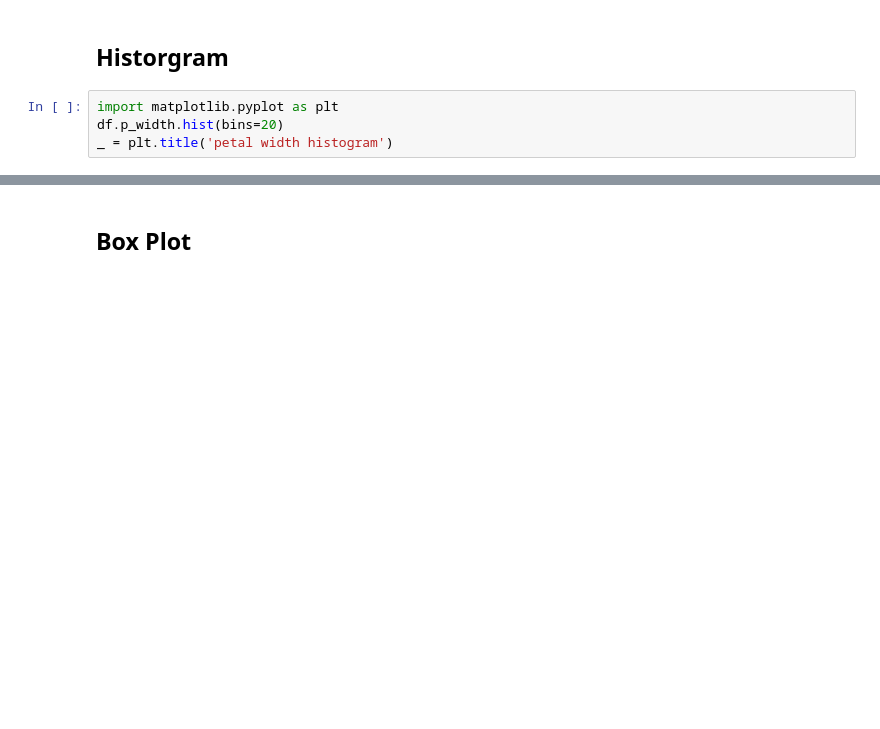
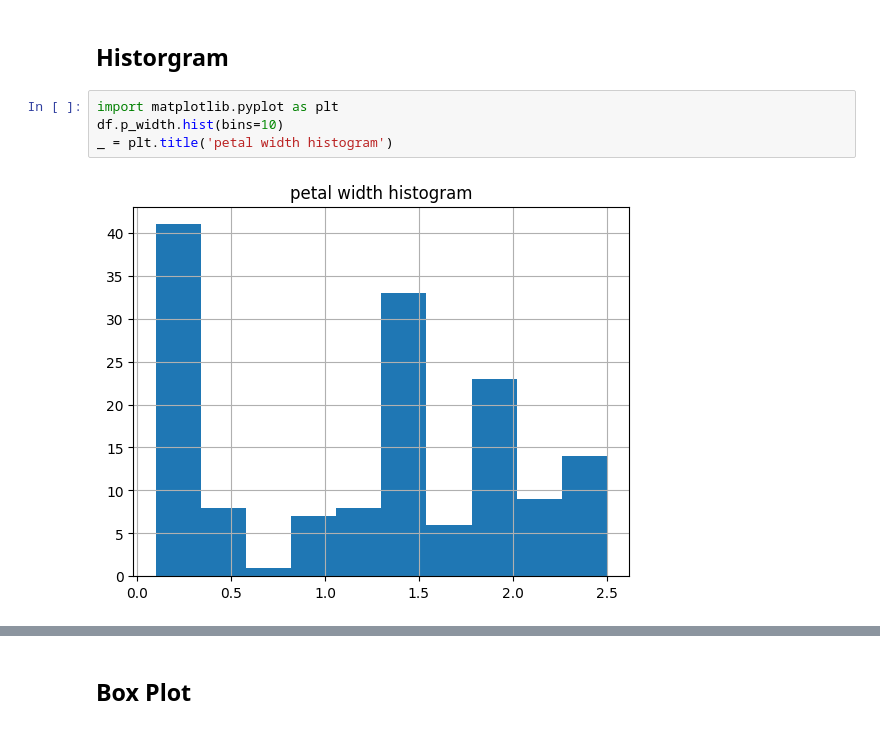
Before and after one commit to drdarina/hss_stats_workshop, a Jupyter notebook: part1.ipynb, the cells around one changed output, grey strips where cells are left out. Cells and saved outputs as stored; diff of their text form; blank space fills up the shorter version.

```diff
--- a/part1.ipynb
+++ b/part1.ipynb
@@ -153,6 +239,8 @@ df.describe()
 ## Historgram
 # %%
 import matplotlib.pyplot as plt
-df.p_width.hist(bins=20)
+df.p_width.hist(bins=10)
 _ = plt.title('petal width histogram')
+# %% [output]
+[figure, added]
 # %%
```
Also changed, not shown: parts of 26 cells of this notebook, 3 other files.
